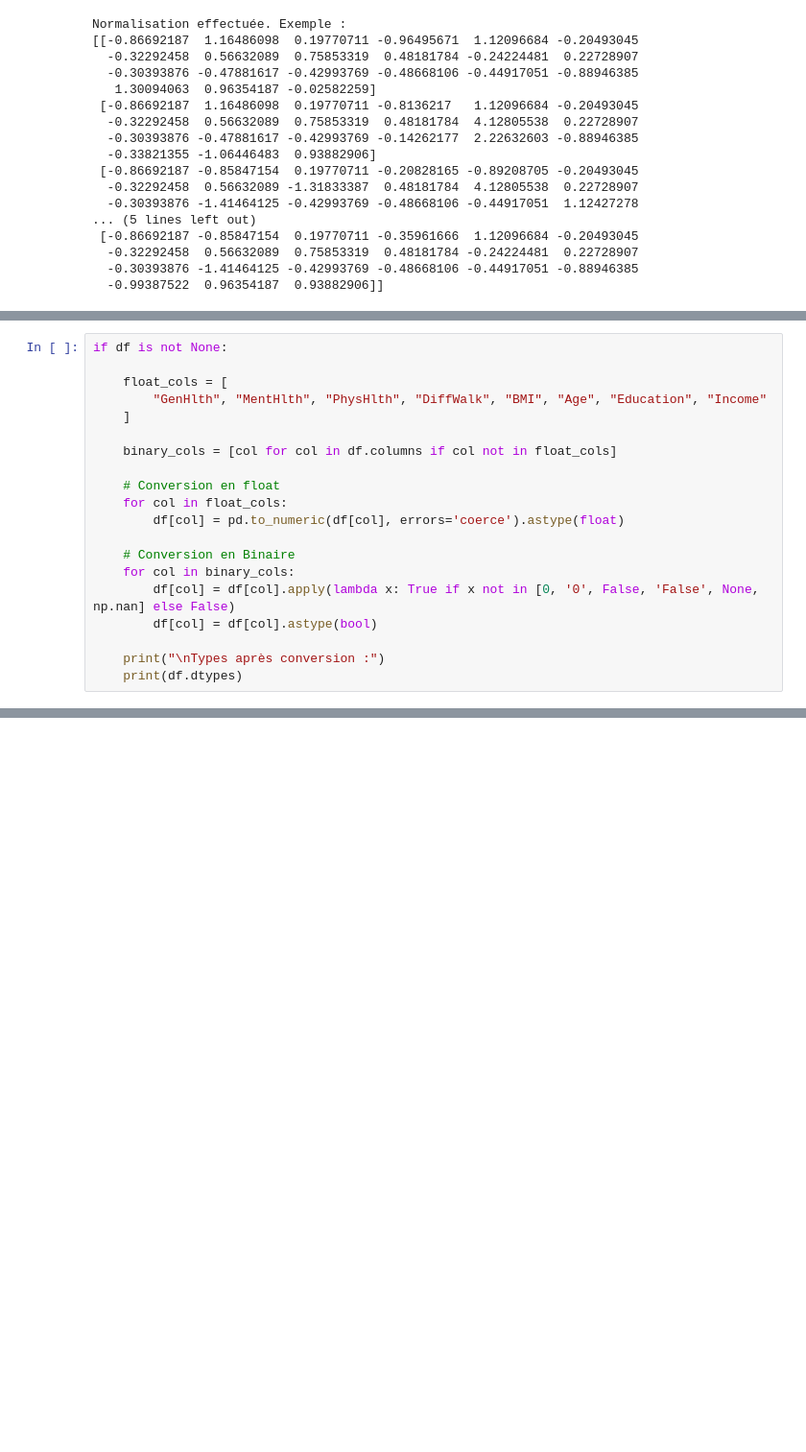
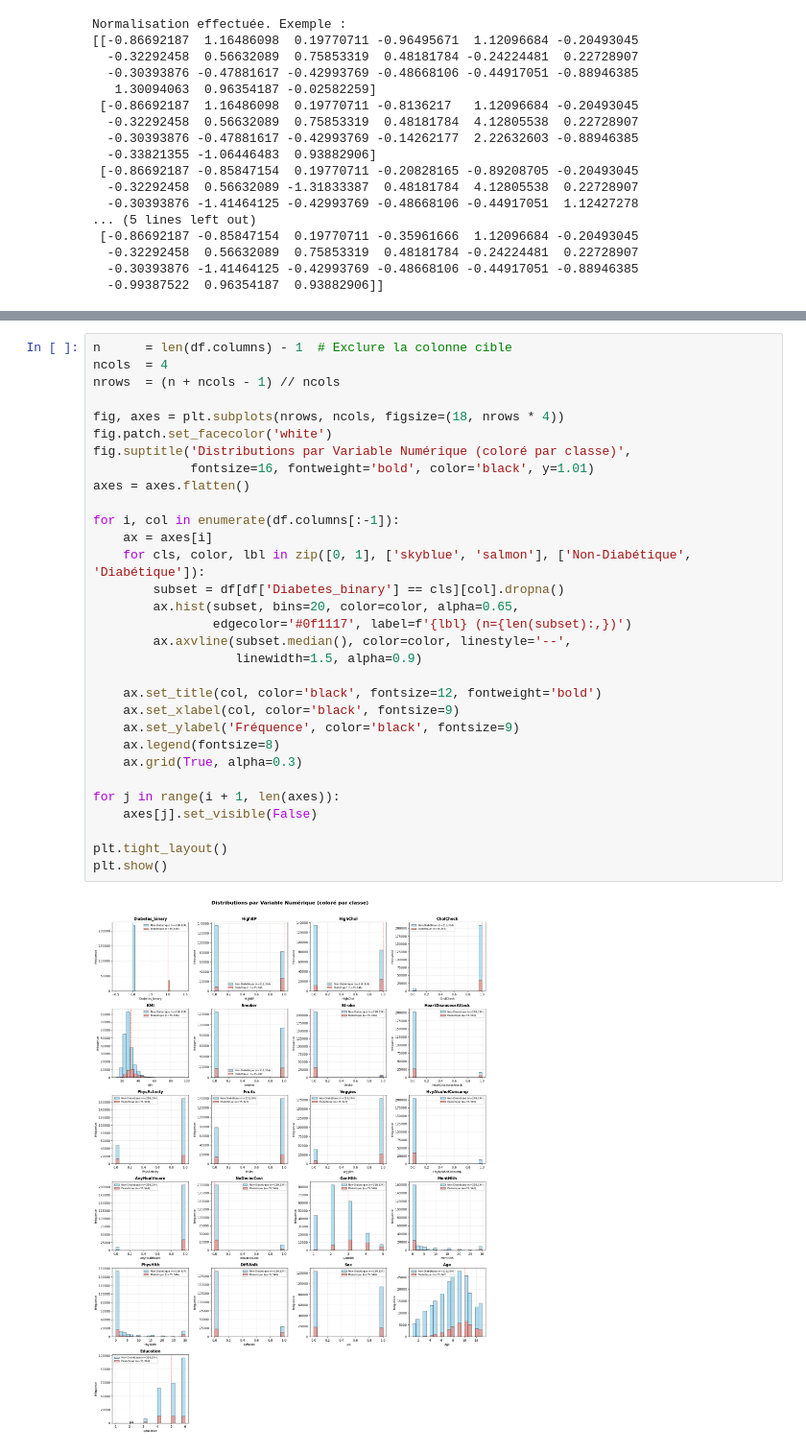
Before and after one commit to A4-CESI/deep_learning, a Jupyter notebook: preprocessing/preprocessingg.ipynb, the cells around one changed output, grey strips where cells are left out. Shown at 96% size. Saved outputs shown, nothing was run; the diff lists cells and outputs as text; blank space fills up the shorter version.

```diff
--- a/preprocessing/preprocessingg.ipynb
+++ b/preprocessing/preprocessingg.ipynb
@@ -128,20 +123,0 @@ Normalisation effectuée. Exemple :
-# %%
-if df is not None:
-
-    float_cols = [
-        "GenHlth", "MentHlth", "PhysHlth", "DiffWalk", "BMI", "Age", "Education", "Income"
-    ]
-
-    binary_cols = [col for col in df.columns if col not in float_cols]
-
-    # Conversion en float
-    for col in float_cols:
-        df[col] = pd.to_numeric(df[col], errors='coerce').astype(float)
-
-    # Conversion en Binaire
-    for col in binary_cols:
-        df[col] = df[col].apply(lambda x: True if x not in [0, '0', False, 'False', None, np.nan] else False)
-        df[col] = df[col].astype(bool)
-
-    print("\nTypes après conversion :")
-    print(df.dtypes)
@@ -278,0 +240,33 @@ Income               -0.116361   0.419045  1.000000
+# %%
+n      = len(df.columns) - 1  # Exclure la colonne cible
+ncols  = 4
+nrows  = (n + ncols - 1) // ncols
+
+fig, axes = plt.subplots(nrows, ncols, figsize=(18, nrows * 4))
+fig.patch.set_facecolor('white')
+fig.suptitle('Distributions par Variable Numérique (coloré par classe)',
+             fontsize=16, fontweight='bold', color='black', y=1.01)
+axes = axes.flatten()
+
+for i, col in enumerate(df.columns[:-1]):
+    ax = axes[i]
+    for cls, color, lbl in zip([0, 1], ['skyblue', 'salmon'], ['Non-Diabétique', 'Diabétique']):
+        subset = df[df['Diabetes_binary'] == cls][col].dropna()
+        ax.hist(subset, bins=20, color=color, alpha=0.65,
+                edgecolor='#0f1117', label=f'{lbl} (n={len(subset):,})')
+        ax.axvline(subset.median(), color=color, linestyle='--',
+                   linewidth=1.5, alpha=0.9)
+
+    ax.set_title(col, color='black', fontsize=12, fontweight='bold')
+    ax.set_xlabel(col, color='black', fontsize=9)
+    ax.set_ylabel('Fréquence', color='black', fontsize=9)
+    ax.legend(fontsize=8)
+    ax.grid(True, alpha=0.3)
+
+for j in range(i + 1, len(axes)):
+    axes[j].set_visible(False)
+
+plt.tight_layout()
+plt.show()
+# %% [output]
+[figure, added]
```
Also changed, not shown: parts of 16 cells of this notebook.
